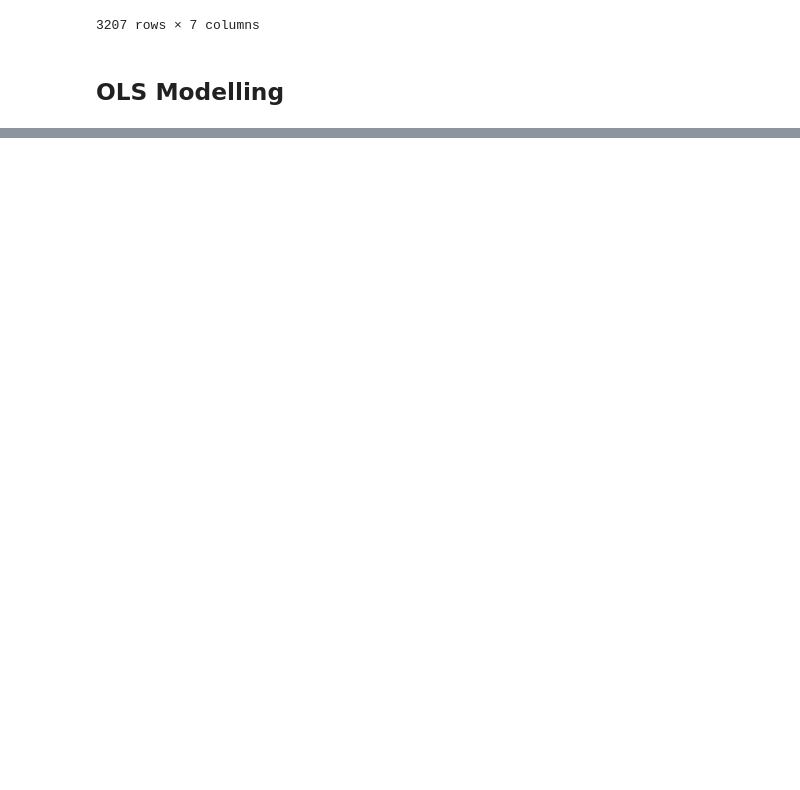
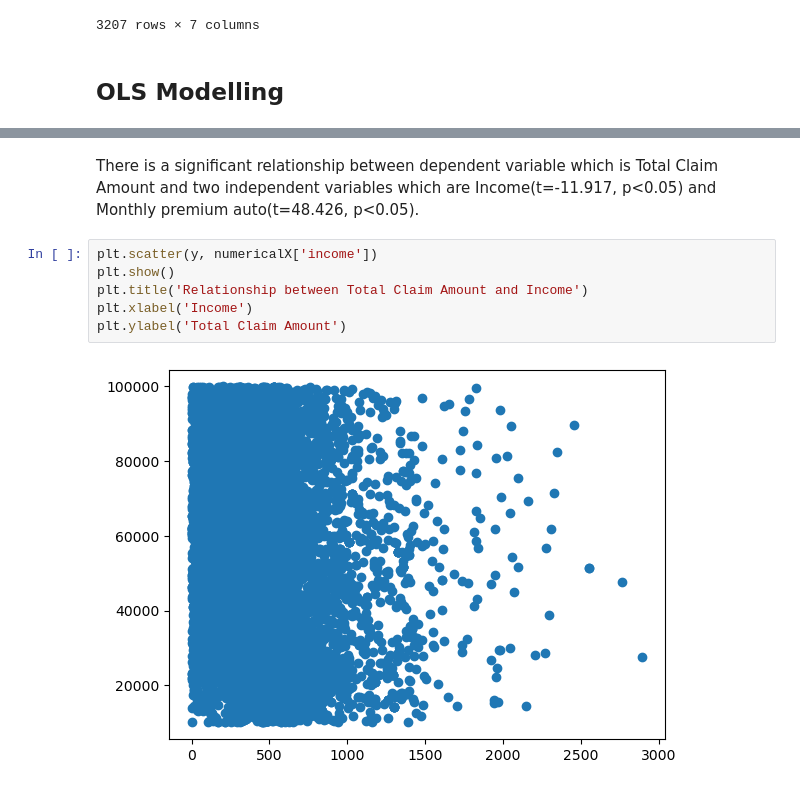
Before and after one commit to aychakurtulush/Ironhack-Labs, a Jupyter notebook: Customer_Analysis_Case_Study/Linear Regression Model.ipynb, the cells around one changed output, grey strips where cells are left out. Saved outputs shown, nothing was run; the diff lists cells and outputs as text; blank space fills up the shorter version.

```diff
--- a/Customer_Analysis_Case_Study/Linear Regression Model.ipynb
+++ b/Customer_Analysis_Case_Study/Linear Regression Model.ipynb
@@ -137,3 +137,13 @@ Covariance Type:            nonrobust
 
 Notes:
 [1] Standard Errors assume that the covariance matrix of the errors is correctly specified.
+# %% [markdown]
+There is a significant relationship between dependent variable which is Total Claim Amount and two independent variables which are Income(t=-11.917, p<0.05) and Monthly premium auto(t=48.426, p<0.05).
+# %%
+plt.scatter(y, numericalX['income'])
+plt.show()
+plt.title('Relationship between Total Claim Amount and Income')
+plt.xlabel('Income')
+plt.ylabel('Total Claim Amount')
+# %% [output]
+[figure, added]
```
Also changed, not shown: parts of 2 cells of this notebook.
